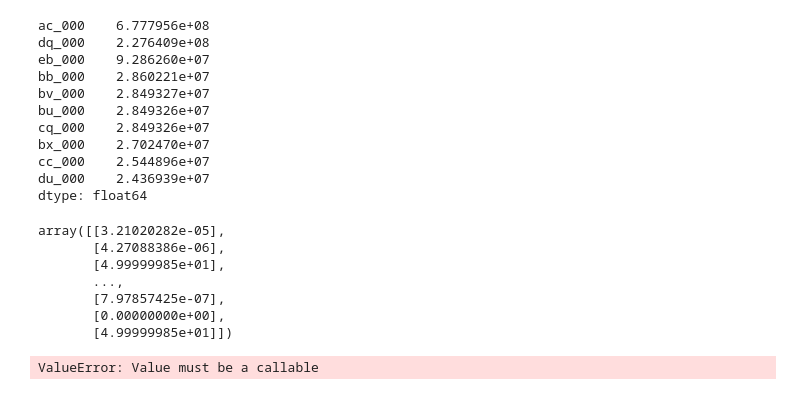
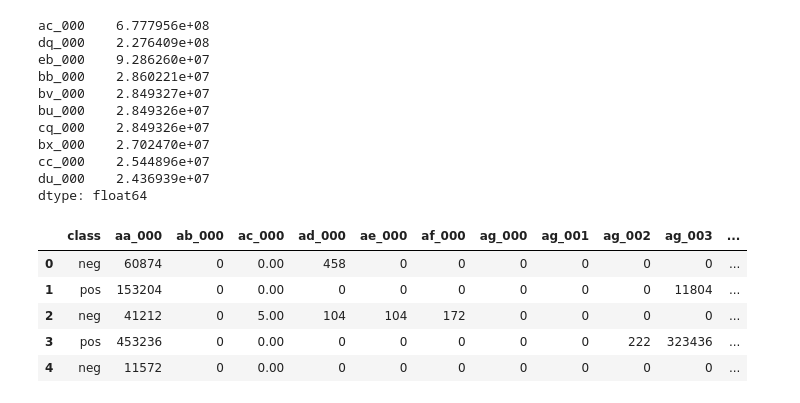
Before and after one commit to yukioichida/scania-aps-failure-analysis, a Jupyter notebook: notebook.ipynb, the cells around one changed output. Cells and saved outputs as stored; diff of their text form; code cells hidden in the pictures.

```diff
--- a/notebook.ipynb
+++ b/notebook.ipynb
@@ -64,24 +65,20 @@ du_000    2.436939e+07
 dtype: float64
 # %%
 from sklearn import preprocessing
-min_max_scaler = preprocessing.MinMaxScaler(feature_range=(0,50))
+import numpy as np
+pd.options.display.float_format = '{:,.2f}'.format
+np.set_printoptions(formatter={'float': '{: 0.3f}'.format})
 
+min_max_scaler = preprocessing.MinMaxScaler(feature_range=(0,5))
 top10_std_columns = top10_std.index
-x = min_max_scaler.fit_transform(preprocess_df[['ac_000']].values.astype(float))
-display(x)
-preprocess_df['ac_000'] = x
+for column in top10_std_columns:
+    x = min_max_scaler.fit_transform(preprocess_df[[column]].values.astype(float))
+    preprocess_df[column] = x
+preprocess_df[0:5]
 # %% [output]
-array([[3.21020282e-05],
-       [4.27088386e-06],
-       [4.99999985e+01],
-       ...,
-       [7.97857425e-07],
-       [0.00000000e+00],
-       [4.99999985e+01]])
+|  | class | aa_000 | ab_000 | ac_000 | ad_000 | ae_000 | af_000 | ag_000 | ag_001 | ag_002 | ag_003 | ... |
+| 0 | neg | 60874 | 0 | 0.00 | 458 | 0 | 0 | 0 | 0 | 0 | 0 | ... |
+| 1 | pos | 153204 | 0 | 0.00 | 0 | 0 | 0 | 0 | 0 | 0 | 11804 | ... |
+| 2 | neg | 41212 | 0 | 5.00 | 104 | 104 | 172 | 0 | 0 | 0 | 0 | ... |
+| 3 | pos | 453236 | 0 | 0.00 | 0 | 0 | 0 | 0 | 0 | 222 | 323436 | ... |
+| 4 | neg | 11572 | 0 | 0.00 | 0 | 0 | 0 | 0 | 0 | 0 | 0 | ... |
-# %%
-pd.set_option('display.float_format', '0.3f')
-import numpy as np
-np.set_printoptions(formatter={'float': '{: 0.3f}'.format})
-x
-# %% [output]
-ValueError: Value must be a callable
```
Also changed, not shown: parts of 1 cell of this notebook.
